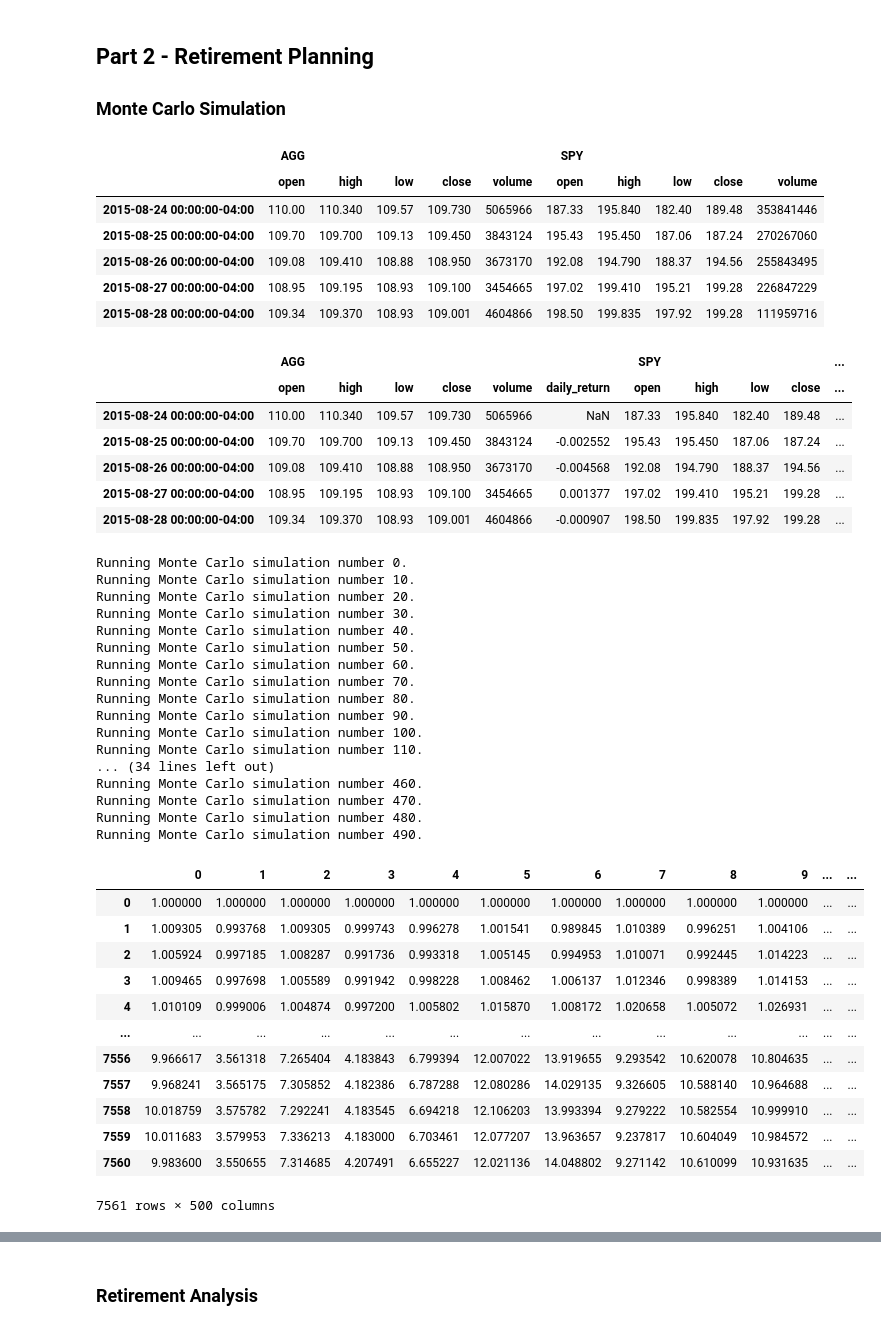
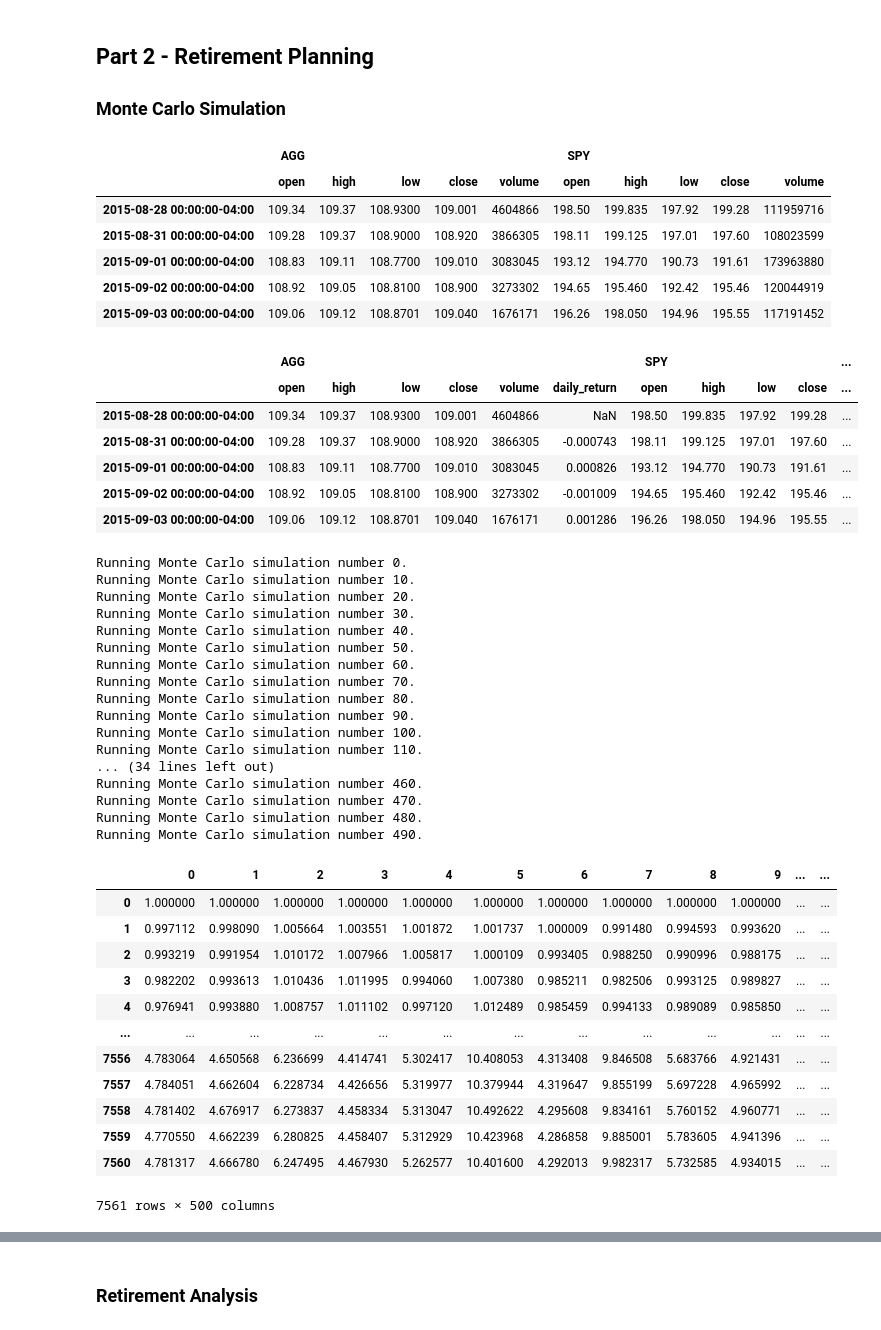
Before and after one commit to gw12s/API_Homework, a Jupyter notebook: financial-planner.ipynb, the cells around one changed output, grey strips where cells are left out. Saved outputs shown, nothing was run; the diff lists cells and outputs as text; code cells hidden in the pictures.

```diff
--- a/financial-planner.ipynb
+++ b/financial-planner.ipynb
@@ -110,7 +110,7 @@ Alpaca Key type: <class 'str'>
 Alpaca Secret Key type <class 'str'>
 # %%
 # Format current date as ISO format
-today = pd.Timestamp("2020-08-24", tz="America/Chicago").isoformat()
+today = pd.Timestamp('today', tz="America/Chicago").isoformat()
 
 # Set the tickers
 tickers = ["AGG", "SPY"]
@@ -204,8 +204,11 @@ Congratulations! You have enough money in your savings fund!
 # %%
 # Set start and end dates of five years back from today.
 # Sample results may vary from the solution based on the time frame chosen
-start_date = pd.Timestamp('2015-08-24', tz='America/Chicago').isoformat()
-end_date = pd.Timestamp('2020-08-24', tz='America/Chicago').isoformat()
+# create "start_date_year" variable to identify year you want to go back to
+
+start_date_year = 2015
+start_date = pd.Timestamp('today', tz='America/Chicago').replace(year=(start_date_year)).isoformat()
+end_date = today
 # %%
 # Get 5 years' worth of historical data for SPY and AGG
 # Create ticker var for SPY & AGG
@@ -225,69 +228,79 @@ df_stock_data.head()
 # %% [output]
 |  | AGG |  |  |  |  | SPY |  |  |  |  |
 |  | open | high | low | close | volume | open | high | low | close | volume |
-| 2015-08-24 00:00:00-04:00 | 110.00 | 110.340 | 109.57 | 109.730 | 5065966 | 187.33 | 195.840 | 182.40 | 189.48 | 353841446 |
-| 2015-08-25 00:00:00-04:00 | 109.70 | 109.700 | 109.13 | 109.450 | 3843124 | 195.43 | 195.450 | 187.06 | 187.24 | 270267060 |
-| 2015-08-26 00:00:00-04:00 | 109.08 | 109.410 | 108.88 | 108.950 | 3673170 | 192.08 | 194.790 | 188.37 | 194.56 | 255843495 |
-| 2015-08-27 00:00:00-04:00 | 108.95 | 109.195 | 108.93 | 109.100 | 3454665 | 197.02 | 199.410 | 195.21 | 199.28 | 226847229 |
-| 2015-08-28 00:00:00-04:00 | 109.34 | 109.370 | 108.93 | 109.001 | 4604866 | 198.50 | 199.835 | 197.92 | 199.28 | 111959716 |
+| 2015-08-28 00:00:00-04:00 | 109.34 | 109.37 | 108.9300 | 109.001 | 4604866 | 198.50 | 199.835 | 197.92 | 199.28 | 111959716 |
+| 2015-08-31 00:00:00-04:00 | 109.28 | 109.37 | 108.9000 | 108.920 | 3866305 | 198.11 | 199.125 | 197.01 | 197.60 | 108023599 |
+| 2015-09-01 00:00:00-04:00 | 108.83 | 109.11 | 108.7700 | 109.010 | 3083045 | 193.12 | 194.770 | 190.73 | 191.61 | 173963880 |
+| 2015-09-02 00:00:00-04:00 | 108.92 | 109.05 | 108.8100 | 108.900 | 3273302 | 194.65 | 195.460 | 192.42 | 195.46 | 120044919 |
+| 2015-09-03 00:00:00-04:00 | 109.06 | 109.12 | 108.8701 | 109.040 | 1676171 | 196.26 | 198.050 | 194.96 | 195.55 | 117191452 |
 # %%
 # Configuring a Monte Carlo simulation to forecast 30 years cumulative returns
 # Use MC_thirty year: need to call portfolio_data = df_stock_data
 # weights = 60/40
 # num_simulation = number of runs (500)
 # num_trading_days = (always 252 days)*(number of years to run simulation=30)
-MC_thirtyyear = MCSimulation(
+# adding variables "years", "initial_investment", "investment_increase" - these will need to be updated for challenge questions
+# adding variable "trading_days" - this does not need to be updated
+year = 30
+initial_investment = 20000
+investment_increase = 1.5
+
+trading_days = 252*year
+
+#updated MC_thirtyyear to MC_simulation for reusable code
+
+MC_simulation = MCSimulation(
     portfolio_data = df_stock_data,
     weights = [.60,.40],
     num_simulation = 500,
-    num_trading_days = 252*30
+    num_trading_days = trading_days
 )
 # %%
 # Printing the simulation input data
-# YOUR CODE HERE!
-MC_thirtyyear.portfolio_data.head()
+
+MC_simulation.portfolio_data.head()
 # %% [output]
 |  | AGG |  |  |  |  |  | SPY |  |  |  | ... |
 |  | open | high | low | close | volume | daily_return | open | high | low | close | ... |
-| 2015-08-24 00:00:00-04:00 | 110.00 | 110.340 | 109.57 | 109.730 | 5065966 | NaN | 187.33 | 195.840 | 182.40 | 189.48 | ... |
-| 2015-08-25 00:00:00-04:00 | 109.70 | 109.700 | 109.13 | 109.450 | 3843124 | -0.002552 | 195.43 | 195.450 | 187.06 | 187.24 | ... |
-| 2015-08-26 00:00:00-04:00 | 109.08 | 109.410 | 108.88 | 108.950 | 3673170 | -0.004568 | 192.08 | 194.790 | 188.37 | 194.56 | ... |
-| 2015-08-27 00:00:00-04:00 | 108.95 | 109.195 | 108.93 | 109.100 | 3454665 | 0.001377 | 197.02 | 199.410 | 195.21 | 199.28 | ... |
-| 2015-08-28 00:00:00-04:00 | 109.34 | 109.370 | 108.93 | 109.001 | 4604866 | -0.000907 | 198.50 | 199.835 | 197.92 | 199.28 | ... |
+| 2015-08-28 00:00:00-04:00 | 109.34 | 109.37 | 108.9300 | 109.001 | 4604866 | NaN | 198.50 | 199.835 | 197.92 | 199.28 | ... |
+| 2015-08-31 00:00:00-04:00 | 109.28 | 109.37 | 108.9000 | 108.920 | 3866305 | -0.000743 | 198.11 | 199.125 | 197.01 | 197.60 | ... |
+| 2015-09-01 00:00:00-04:00 | 108.83 | 109.11 | 108.7700 | 109.010 | 3083045 | 0.000826 | 193.12 | 194.770 | 190.73 | 191.61 | ... |
+| 2015-09-02 00:00:00-04:00 | 108.92 | 109.05 | 108.8100 | 108.900 | 3273302 | -0.001009 | 194.65 | 195.460 | 192.42 | 195.46 | ... |
+| 2015-09-03 00:00:00-04:00 | 109.06 | 109.12 | 108.8701 | 109.040 | 1676171 | 0.001286 | 196.26 | 198.050 | 194.96 | 195.55 | ... |
 # %%
 # Running a Monte Carlo simulation to forecast 30 years cumulative returns
 # .calc_cumulative_return function
-MC_thirtyyear.calc_cumulative_return()
+MC_simulation.calc_cumulative_return()
 # %% [output]
 Running Monte Carlo simulation number 0.
 Running Monte Carlo simulation number 10.
 Running Monte Carlo simulation number 20.
 Running Monte Carlo simulation number 30.
 Running Monte Carlo simulation number 40.
 Running Monte Carlo simulation number 50.
 Running Monte Carlo simulation number 60.
 Running Monte Carlo simulation number 70.
 Running Monte Carlo simulation number 80.
 Running Monte Carlo simulation number 90.
 Running Monte Carlo simulation number 100.
 Running Monte Carlo simulation number 110.
 ... (34 lines left out)
 Running Monte Carlo simulation number 460.
 Running Monte Carlo simulation number 470.
 Running Monte Carlo simulation number 480.
 Running Monte Carlo simulation number 490.
 |  | 0 | 1 | 2 | 3 | 4 | 5 | 6 | 7 | 8 | 9 | ... | ... |
 | 0 | 1.000000 | 1.000000 | 1.000000 | 1.000000 | 1.000000 | 1.000000 | 1.000000 | 1.000000 | 1.000000 | 1.000000 | ... | ... |
-| 1 | 1.009305 | 0.993768 | 1.009305 | 0.999743 | 0.996278 | 1.001541 | 0.989845 | 1.010389 | 0.996251 | 1.004106 | ... | ... |
-| 2 | 1.005924 | 0.997185 | 1.008287 | 0.991736 | 0.993318 | 1.005145 | 0.994953 | 1.010071 | 0.992445 | 1.014223 | ... | ... |
-| 3 | 1.009465 | 0.997698 | 1.005589 | 0.991942 | 0.998228 | 1.008462 | 1.006137 | 1.012346 | 0.998389 | 1.014153 | ... | ... |
-| 4 | 1.010109 | 0.999006 | 1.004874 | 0.997200 | 1.005802 | 1.015870 | 1.008172 | 1.020658 | 1.005072 | 1.026931 | ... | ... |
+| 1 | 0.997112 | 0.998090 | 1.005664 | 1.003551 | 1.001872 | 1.001737 | 1.000009 | 0.991480 | 0.994593 | 0.993620 | ... | ... |
+| 2 | 0.993219 | 0.991954 | 1.010172 | 1.007966 | 1.005817 | 1.000109 | 0.993405 | 0.988250 | 0.990996 | 0.988175 | ... | ... |
+| 3 | 0.982202 | 0.993613 | 1.010436 | 1.011995 | 0.994060 | 1.007380 | 0.985211 | 0.982506 | 0.993125 | 0.989827 | ... | ... |
+| 4 | 0.976941 | 0.993880 | 1.008757 | 1.011102 | 0.997120 | 1.012489 | 0.985459 | 0.994133 | 0.989089 | 0.985850 | ... | ... |
 | ... | ... | ... | ... | ... | ... | ... | ... | ... | ... | ... | ... | ... |
-| 7556 | 9.966617 | 3.561318 | 7.265404 | 4.183843 | 6.799394 | 12.007022 | 13.919655 | 9.293542 | 10.620078 | 10.804635 | ... | ... |
-| 7557 | 9.968241 | 3.565175 | 7.305852 | 4.182386 | 6.787288 | 12.080286 | 14.029135 | 9.326605 | 10.588140 | 10.964688 | ... | ... |
-| 7558 | 10.018759 | 3.575782 | 7.292241 | 4.183545 | 6.694218 | 12.106203 | 13.993394 | 9.279222 | 10.582554 | 10.999910 | ... | ... |
-| 7559 | 10.011683 | 3.579953 | 7.336213 | 4.183000 | 6.703461 | 12.077207 | 13.963657 | 9.237817 | 10.604049 | 10.984572 | ... | ... |
-| 7560 | 9.983600 | 3.550655 | 7.314685 | 4.207491 | 6.655227 | 12.021136 | 14.048802 | 9.271142 | 10.610099 | 10.931635 | ... | ... |
+| 7556 | 4.783064 | 4.650568 | 6.236699 | 4.414741 | 5.302417 | 10.408053 | 4.313408 | 9.846508 | 5.683766 | 4.921431 | ... | ... |
+| 7557 | 4.784051 | 4.662604 | 6.228734 | 4.426656 | 5.319977 | 10.379944 | 4.319647 | 9.855199 | 5.697228 | 4.965992 | ... | ... |
+| 7558 | 4.781402 | 4.676917 | 6.273837 | 4.458334 | 5.313047 | 10.492622 | 4.295608 | 9.834161 | 5.760152 | 4.960771 | ... | ... |
+| 7559 | 4.770550 | 4.662239 | 6.280825 | 4.458407 | 5.312929 | 10.423968 | 4.286858 | 9.885001 | 5.783605 | 4.941396 | ... | ... |
+| 7560 | 4.781317 | 4.666780 | 6.247495 | 4.467930 | 5.262577 | 10.401600 | 4.292013 | 9.982317 | 5.732585 | 4.934015 | ... | ... |
 7561 rows × 500 columns
 # %%
 # Plot simulation outcomes
```
Also changed, not shown: parts of 22 cells of this notebook, 1 other file.
